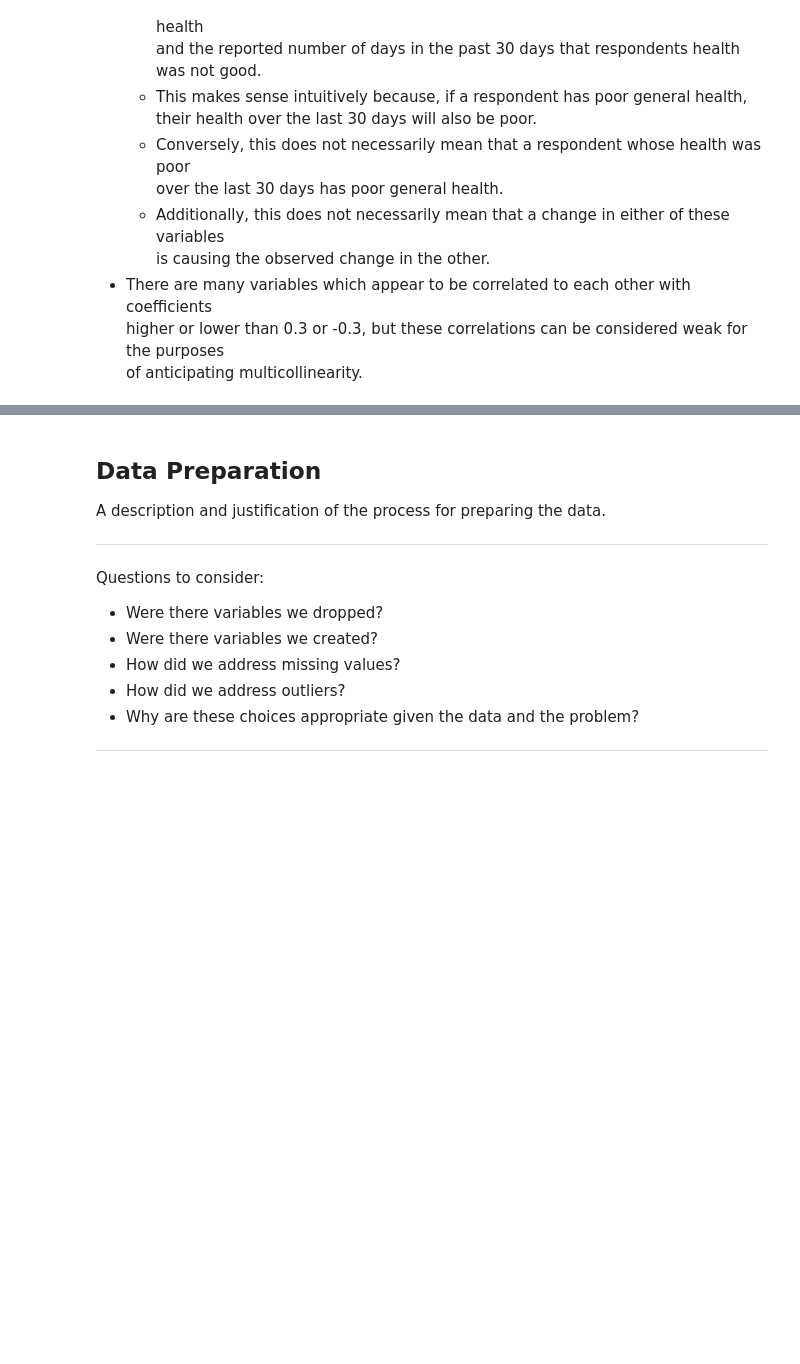
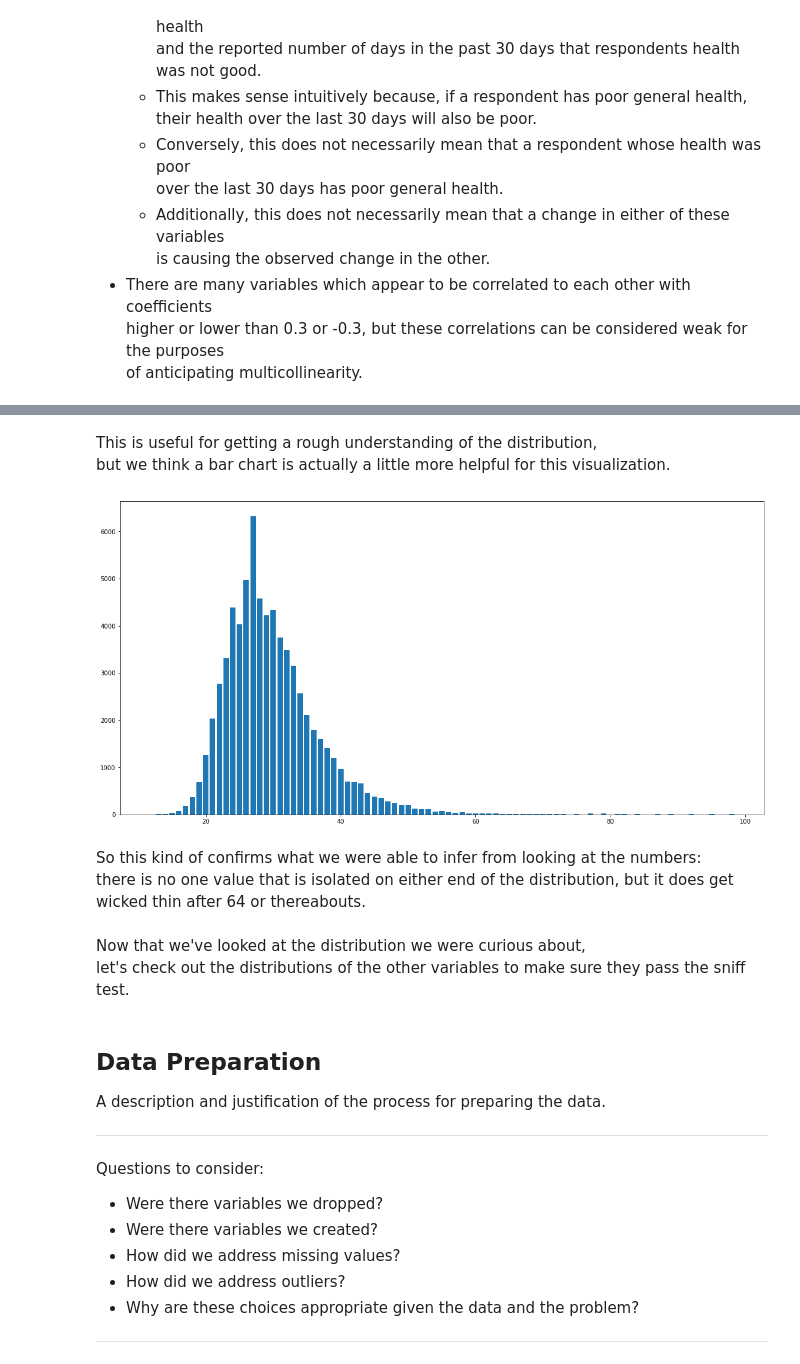
Before and after one commit to ChumpyDuelle/detecting-diabetes-with-machine-learning, a Jupyter notebook: detecting-diabetes-with-machine-learning.ipynb, the cells around one changed output, grey strips where cells are left out. Drawn from its saved outputs; the diff is of its cells as text; code cells hidden in the pictures; blank space fills up the shorter version.

Commit message:
performed distribution analysis on bmi

```diff
--- a/detecting-diabetes-with-machine-learning.ipynb
+++ b/detecting-diabetes-with-machine-learning.ipynb
@@ -373,3 +453,15 @@ Based on this simple exploratory data analysis, we can assert the following thin
+# %% [markdown]
+This is useful for getting a rough understanding of the distribution,<br>but we think a bar chart is actually a little more helpful for this visualization.
+# %%
+fig, ax = plt.subplots(figsize=(19.2,9.6))
+plt.bar(df['BMI'].value_counts().index,
+        df['BMI'].value_counts().values);
+# %% [output]
+[figure, added]
+# %% [markdown]
+So this kind of confirms what we were able to infer from looking at the numbers:<br>there is no one value that is isolated on either end of the distribution, but it does get wicked thin after 64 or thereabouts.
+# %% [markdown]
+Now that we've looked at the distribution we were curious about,<br>let's check out the distributions of the other variables to make sure they pass the sniff test.
 # %% [markdown]
 ## Data Preparation
 
```
Also changed, not shown: parts of 14 cells of this notebook.
